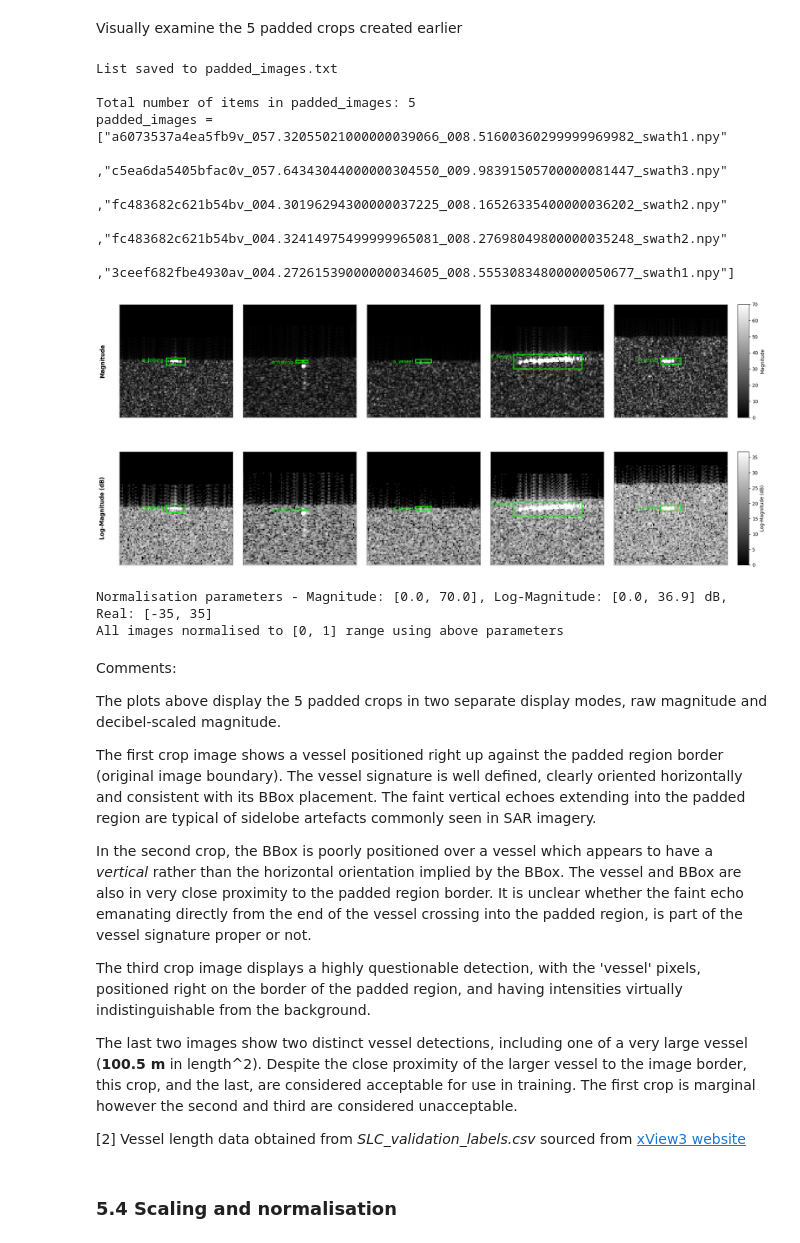
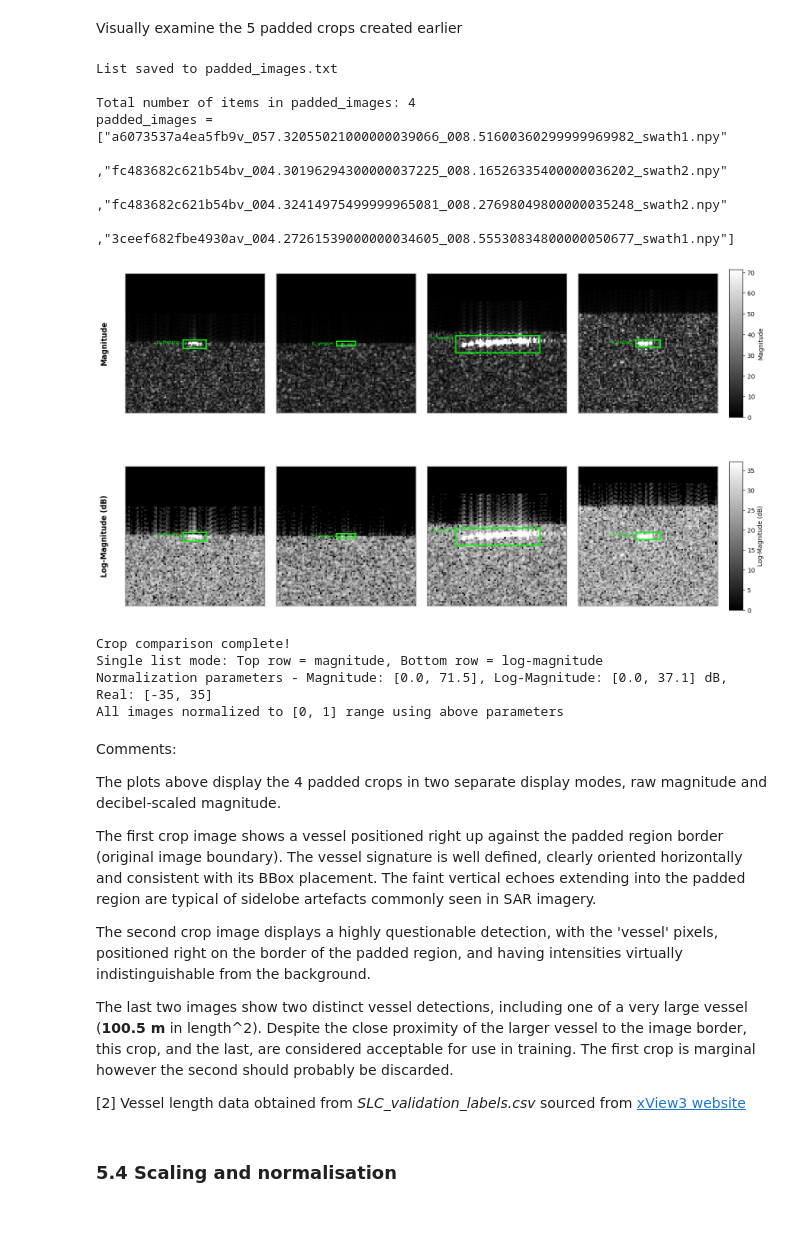
Before and after one commit to pmillitz/SARship-detect, a Jupyter notebook: working/SARFish_Project_Part_1.ipynb, the cells around one changed output. Cells and saved outputs as stored; diff of their text form; code cells hidden in the pictures.

```diff
--- a/working/SARFish_Project_Part_1.ipynb
+++ b/working/SARFish_Project_Part_1.ipynb
@@ -728,41 +811,41 @@ Sample size: 50 images
 # %% [markdown]
 Visually examine the 5 padded crops created earlier
 # %%
-# Create a list of the images that have been padded
-command = "awk -v pat='PADDED' '$0 ~ pat {print $2 \".npy\"}' ./crops_log"
+# Create a list of the train crops that have been padded
+command = "awk -v pat='PADDED' '$0 ~ pat {print $2 \".npy\"}' ./crops_train_log.txt"
 padded_images = extract_list_from_command(command, output_file="padded_images.txt", print_summary=True, columns=1, list_name="padded_images")
 # %% [output]
 List saved to padded_images.txt
 
-Total number of items in padded_images: 5
+Total number of items in padded_images: 4
 padded_images = ["a6073537a4ea5fb9v_057.32055021000000039066_008.51600360299999969982_swath1.npy"
-                 ,"c5ea6da5405bfac0v_057.64343044000000304550_009.98391505700000081447_swath3.npy"
                  ,"fc483682c621b54bv_004.30196294300000037225_008.16526335400000036202_swath2.npy"
                  ,"fc483682c621b54bv_004.32414975499999965081_008.27698049800000035248_swath2.npy"
                  ,"3ceef682fbe4930av_004.27261539000000034605_008.55530834800000050677_swath1.npy"]
 # %%
 # Plot each padded crops in both magnitude and log-magnitude display modes ('real' is an alternative display mode)
+%matplotlib inline
 crop_compare(padded_images, base_dir='.',
-             amp_min=0.0, amp_max=70.0,
-             log_min=0.0, log_max=36.9,
+             amp_min=0.0, amp_max=71.5,
+             log_min=0.0, log_max=37.1,
              real_min=-35, real_max=35,
              mode_row1='magnitude', mode_row2='log-magnitude')
 # %% [output]
-[figure, old version]
+[figure, new version]
-Normalisation parameters - Magnitude: [0.0, 70.0], Log-Magnitude: [0.0, 36.9] dB, Real: [-35, 35]
-All images normalised to [0, 1] range using above parameters
+Crop comparison complete!
+Single list mode: Top row = magnitude, Bottom row = log-magnitude
+Normalization parameters - Magnitude: [0.0, 71.5], Log-Magnitude: [0.0, 37.1] dB, Real: [-35, 35]
+All images normalized to [0, 1] range using above parameters
 # %% [markdown]
 Comments:
 
-The plots above display the 5 padded crops in two separate display modes, raw magnitude and decibel-scaled magnitude.
+The plots above display the 4 padded crops in two separate display modes, raw magnitude and decibel-scaled magnitude.
 
 The first crop image shows a vessel positioned right up against the padded region border (original image boundary). The vessel signature is well defined, clearly oriented horizontally and consistent with its BBox placement. The faint vertical echoes extending into the padded region are typical of sidelobe artefacts commonly seen in SAR imagery.
 
-In the second crop, the BBox is poorly positioned over a vessel which appears to have a *vertical* rather than the horizontal orientation implied by the BBox. The vessel and BBox are also in very close proximity to the padded region border. It is unclear whether the faint echo emanating directly from the end of the vessel crossing into the padded region, is part of the vessel signature proper or not.
+The second crop image displays a highly questionable detection, with the 'vessel' pixels, positioned right on the border of the padded region, and having intensities virtually indistinguishable from the background.
 
-The third crop image displays a highly questionable detection, with the 'vessel' pixels, positioned right on the border of the padded region, and having intensities virtually indistinguishable from the background.
-
-The last two images show two distinct vessel detections, including one of a very large vessel (**100.5 m** in length^2). Despite the close proximity of the larger vessel to the image border, this crop, and the last, are considered acceptable for use in training. The first crop is marginal however the second and third are considered unacceptable.
+The last two images show two distinct vessel detections, including one of a very large vessel (**100.5 m** in length^2). Despite the close proximity of the larger vessel to the image border, this crop, and the last, are considered acceptable for use in training. The first crop is marginal however the second should probably be discarded.
 
 [2] Vessel length data obtained from *SLC_validation_labels.csv* sourced from [xView3 website](https://iuu.xview.us/)
 # %% [markdown]
```
Also changed, not shown: parts of 57 cells of this notebook.
